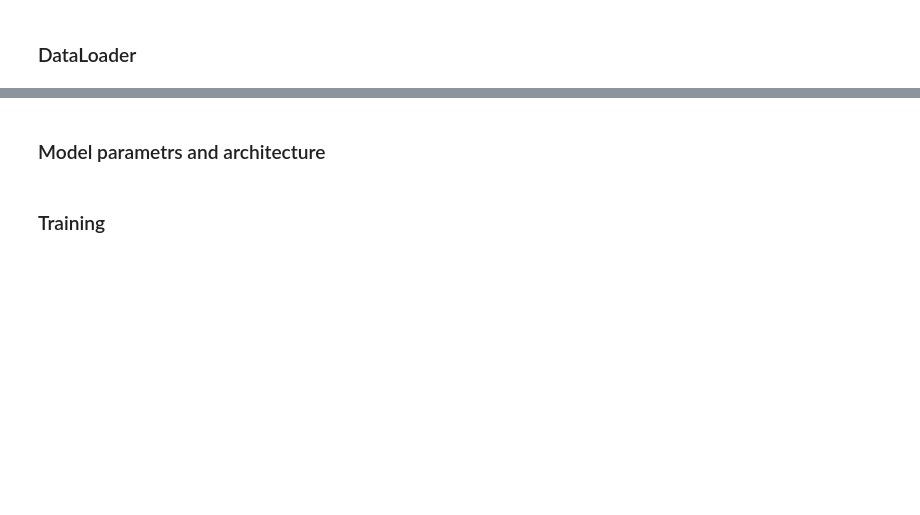
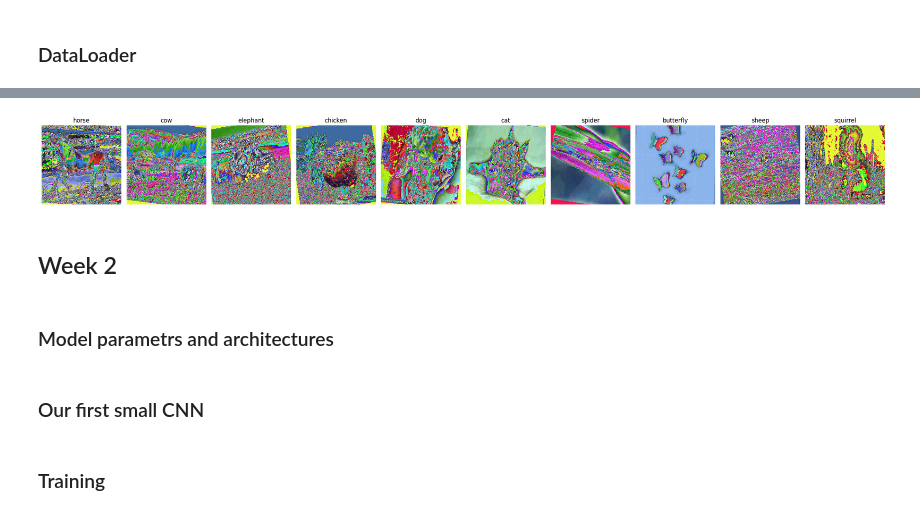
Before and after one commit to alisapodolska/ZNEUS2, a Jupyter notebook: animal_classification.ipynb, the cells around one changed output, grey strips where cells are left out. Saved outputs shown, nothing was run; the diff lists cells and outputs as text; code cells hidden in the pictures; blank space fills up the shorter version.

Commit message:
Modified: EDA, Added: LeNet, AlexNet, VGG-16, Inception-v1, ResNet-50, DenseNet, MobileNet architectures

```diff
--- a/animal_classification.ipynb
+++ b/animal_classification.ipynb
@@ -208,5 +279,29 @@ test_loader = DataLoader(test_ds, batch_size=32)
+# %%
+plt.figure(figsize=(24, 8))
+
+for i, cls in enumerate(classes):
+    class_idx = train_ds.class_to_idx[cls]
+    indices = [j for j, (_, label) in enumerate(train_ds.samples) if label == class_idx]
+    idx = random.choice(indices)
+
+    img, _ = train_ds[idx]
+    img = F.to_pil_image(img)
+
+    plt.subplot(1, len(classes), i + 1)
+    plt.imshow(img)
+    plt.title(cls)
+    plt.axis("off")
+
+plt.tight_layout()
+plt.show()
+# %% [output]
+[figure, added]
+# %% [markdown]
+## Week 2
 # %% [markdown]
-### Model parametrs and architecture
+### Model parametrs and architectures
+# %% [markdown]
+### Our first small CNN
 # %%
 img_size = 224
 batch_size = 32
```
Also changed, not shown: parts of 50 cells of this notebook.
